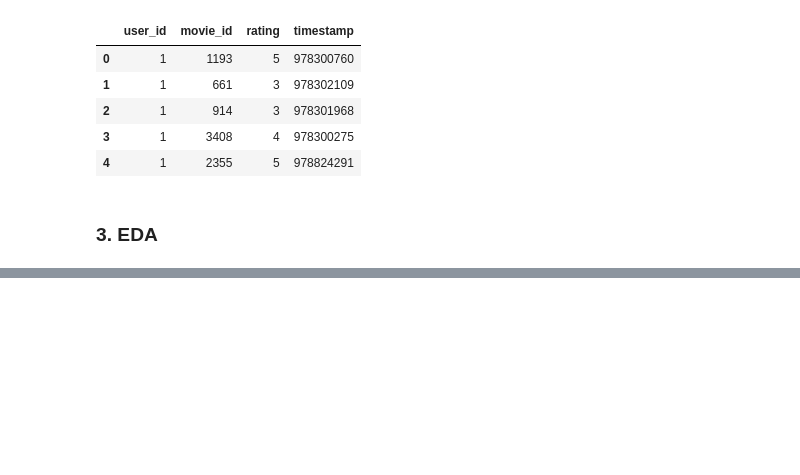
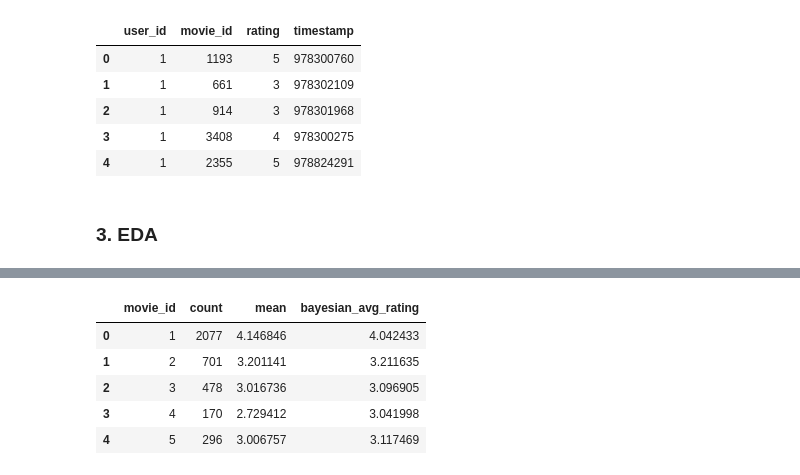
Before and after one commit to Satyaki9207/recommendation_system, a Jupyter notebook: my_recommender.ipynb, the cells around one changed output, grey strips where cells are left out. Saved outputs shown, nothing was run; the diff lists cells and outputs as text; code cells hidden in the pictures; blank space fills up the shorter version.

```diff
--- a/my_recommender.ipynb
+++ b/my_recommender.ipynb
@@ -50,0 +153,21 @@ ratings.head()
+# %%
+c=movie_stats['count'].mean()
+m=movie_stats['mean'].mean()
+
+def bayesian_average(ratings):
+    '''Expects a DataFrame containing movie_ids as index and average number of ratings as count and mean of average ratings
+    as mean'''
+    b_avg=(c*m+ratings.sum())/(c+ratings.count())
+    return b_avg
+
+bayesian_avg_ratings=ratings.groupby('movie_id')['rating'].agg(bayesian_average).reset_index()
+bayesian_avg_ratings.columns=['movie_id','bayesian_avg_rating']
+movie_stats=movie_stats.merge(bayesian_avg_ratings,on='movie_id')
+movie_stats.head()
+# %% [output]
+|  | movie_id | count | mean | bayesian_avg_rating |
+| 0 | 1 | 2077 | 4.146846 | 4.042433 |
+| 1 | 2 | 701 | 3.201141 | 3.211635 |
+| 2 | 3 | 478 | 3.016736 | 3.096905 |
+| 3 | 4 | 170 | 2.729412 | 3.041998 |
+| 4 | 5 | 296 | 3.006757 | 3.117469 |
```
Also changed, not shown: parts of 35 cells of this notebook, 3 other files.
